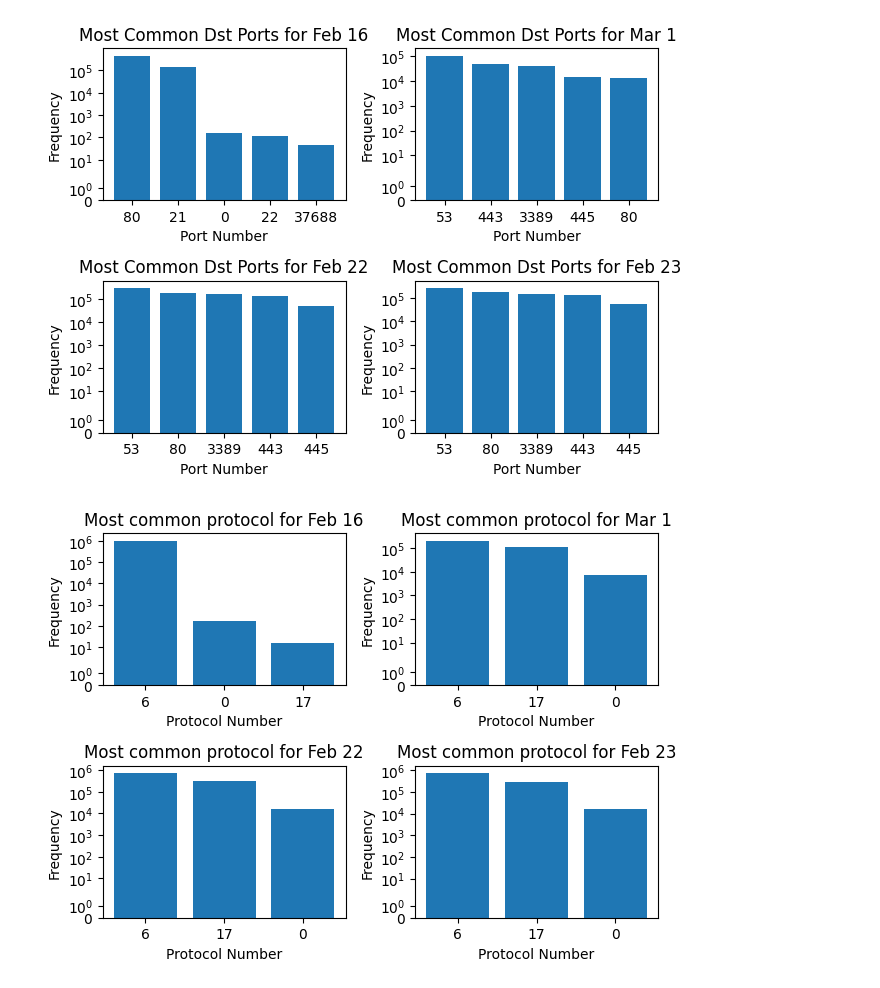
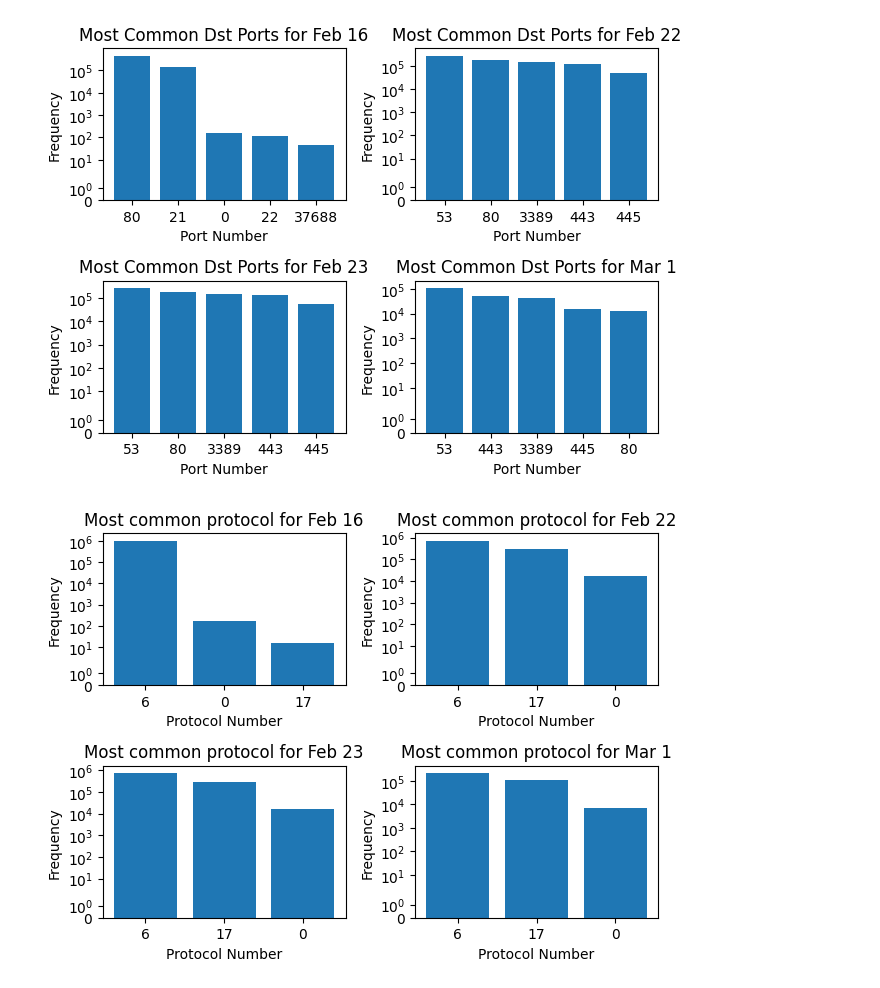
Before and after one commit to temidosu/IDS-Analysis-Report, a Jupyter notebook: HW2-Report.ipynb, the cells around one changed output. Drawn from its saved outputs; the diff is of its cells as text; code cells hidden in the pictures.

```diff
--- a/HW2-Report.ipynb
+++ b/HW2-Report.ipynb
@@ -13,26 +13,27 @@ mar1 = pd.read_csv("data/03-01-2018.csv", low_memory = False, dtype=object)
 # %%
 def plot_common_port_freqs(ax: plt.Axes, date: str, data: pd.DataFrame):
     tf = Counter(data["Dst Port"])
 
     y = [count for tag, count in tf.most_common(5)]
     x = [tag for tag, count in tf.most_common(5)]
 
     ax.bar(x, y)
     ax.locator_params(nbins=5)
 
     ax.set_title(f"Most Common Dst Ports for {date}")
     ax.set_ylabel("Frequency")
     ax.set_xlabel("Port Number")
     ax.set_yscale("symlog")
 
 fig, ((ax1, ax2), (ax3, ax4)) = plt.subplots(nrows=2, ncols=2)
 plot_common_port_freqs(ax1, "Feb 16", feb16)
-plot_common_port_freqs(ax2, "Mar 1", mar1)
-plot_common_port_freqs(ax3, "Feb 22", feb22)
-plot_common_port_freqs(ax4, "Feb 23", feb23)
+plot_common_port_freqs(ax2, "Feb 22", feb22)
+plot_common_port_freqs(ax3, "Feb 23", feb23)
+plot_common_port_freqs(ax4, "Mar 1", mar1)
+
 plt.tight_layout()
 # %% [output]
-[figure, old version]
+[figure, new version]
 # %%
 def plot_most_common_protocols(ax: plt.Axes, date: str, data: pd.DataFrame):
     tf = Counter(data["Protocol"])
@@ -50,12 +51,13 @@ def plot_most_common_protocols(ax: plt.Axes, date: str, data: pd.DataFrame):
 
 fig, ((ax1, ax2), (ax3, ax4)) = plt.subplots(nrows=2, ncols=2)
 plot_most_common_protocols(ax1, "Feb 16", feb16)
-plot_most_common_protocols(ax2, "Mar 1", mar1)
-plot_most_common_protocols(ax3, "Feb 22", feb22)
-plot_most_common_protocols(ax4, "Feb 23", feb23)
+plot_most_common_protocols(ax2, "Feb 22", feb22)
+plot_most_common_protocols(ax3, "Feb 23", feb23)
+plot_most_common_protocols(ax4, "Mar 1", mar1)
+
 plt.tight_layout()
 # %% [output]
-[figure, old version]
+[figure, new version]
 # %%
 def plot_benign_vs_malicious(ax: plt.Axes, date: str, data: pd.DataFrame):
     tf = Counter(data["Label"])
```
Also changed, not shown: parts of 2 cells of this notebook.
